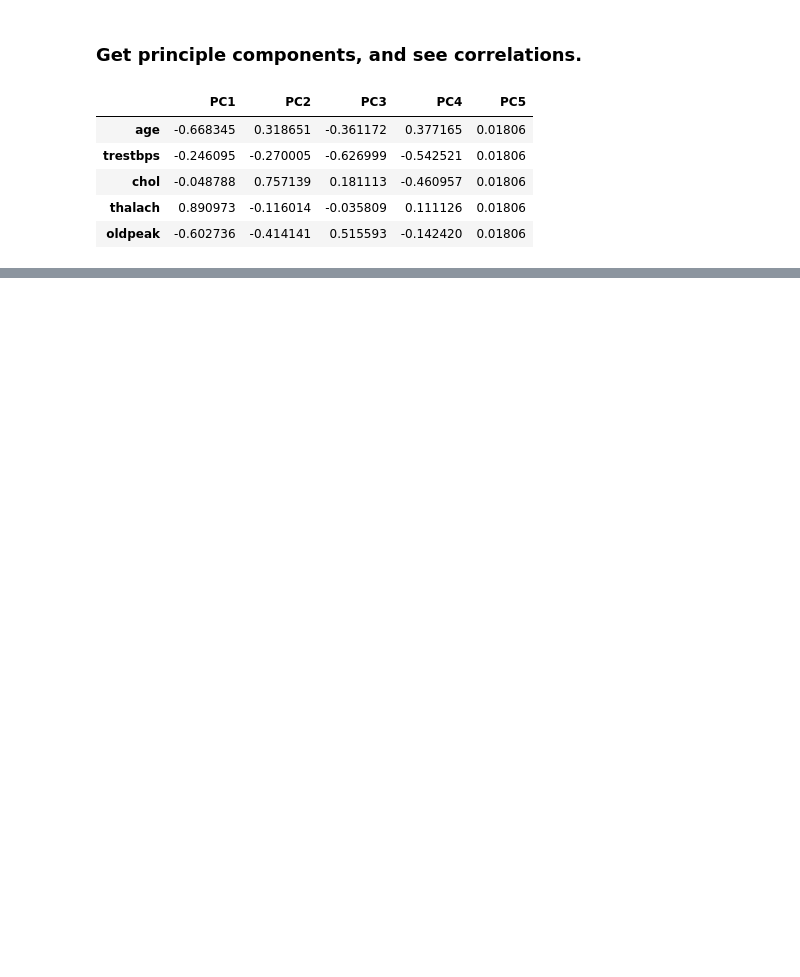
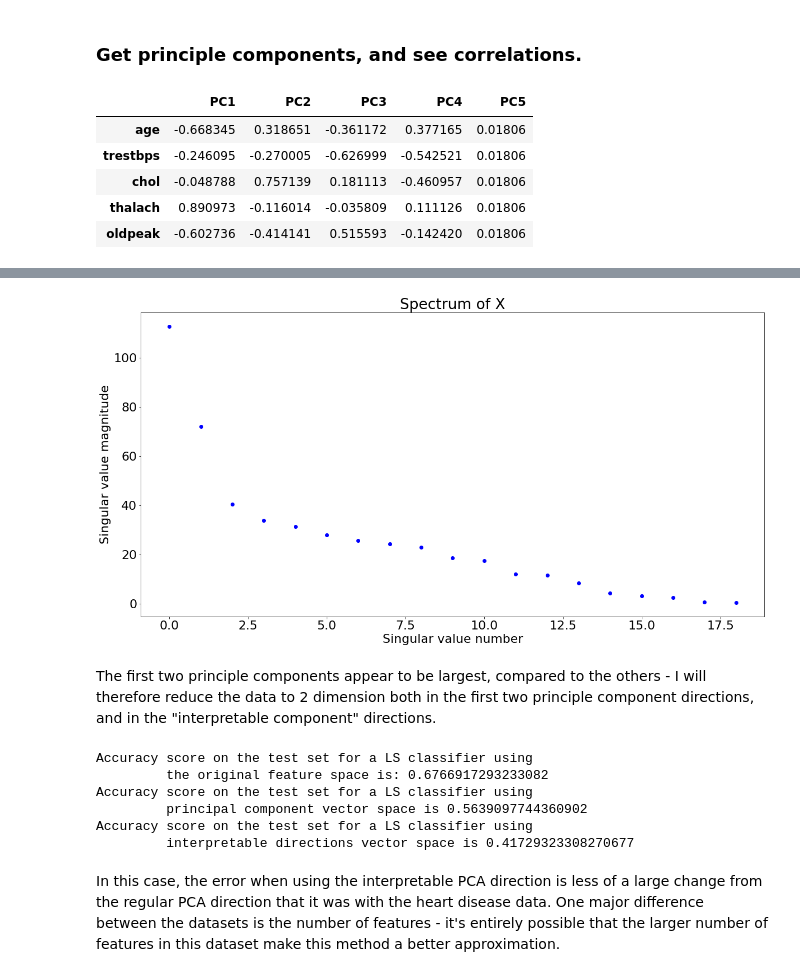
Before and after one commit to RobertoBarrosoLuque/InterpretableDimRed, a Jupyter notebook: InterpretableDimRed/Notebooks/InterpretableDirections.ipynb, the cells around one changed output, grey strips where cells are left out. Drawn from its saved outputs; the diff is of its cells as text; code cells hidden in the pictures; blank space fills up the shorter version.

```diff
--- a/InterpretableDimRed/Notebooks/InterpretableDirections.ipynb
+++ b/InterpretableDimRed/Notebooks/InterpretableDirections.ipynb
@@ -197,0 +130,12 @@ array([[ 0.01655629, -0.00331126, -0.00993377, ...,  0.00993377,
+# %%
+X_train, X_test, y_train, y_test = psa.train_test_split_w(X, Y)
+y_predicted = psa.least_squares_classifier(X_train.values, X_test.values, y_train.values)
+print("""Accuracy score on the test set for a LS classifier using the original feature space is: {}""".format(accuracy_score(y_test.values, y_predicted)))
+
+X_train_pca, X_test_pca, y_train_pca, y_test_pca = psa.train_test_split_w(pca1.T, Y)
+y_predicted_pca = psa.least_squares_classifier(X_train_pca, X_test_pca, y_train_pca)
+print("""Accuracy score on the test set for a LS classifier using principal component vector space is {}""".format(accuracy_score(y_test_pca.values, y_predicted_pca)))
+
+X_train_interp, X_test_interp, y_train_interp, y_test_interp = psa.train_test_split_w(interp1.T, Y)
+y_predicted_interp = psa.least_squares_classifier(X_train_interp, X_test_interp, y_train_interp.values)
+print("""Accuracy score on the test set for a LS classifier using interpretable directions vector space is {}""".format(accuracy_score(y_test_interp.values, y_predicted_interp)))
@@ -197,0 +157,4 @@ array([[ 0.01655629, -0.00331126, -0.00993377, ...,  0.00993377,
+# %%
+# Load and preprocess data
+nba = pd.read_csv(data_directory + "nba_logreg.csv")
+nba.head()
@@ -197,0 +169,11 @@ array([[ 0.01655629, -0.00331126, -0.00993377, ...,  0.00993377,
+# %%
+#remove categorical data and normalize
+nba = nba.loc[:, "GP":"TARGET_5Yrs"]
+nba_cont = nba.columns[:-1]
+
+#normalize
+nba_norm = psa.normalize(nba, nba_cont)
+
+#drop NA
+nba_norm = nba_norm.dropna()
+nba_norm.head()
@@ -197,0 +187,7 @@ array([[ 0.01655629, -0.00331126, -0.00993377, ...,  0.00993377,
+# %%
+#separate the X and Y matrices
+nba_X = nba_norm.iloc[:,:-1]
+nba_Y = nba_norm.loc[:, "TARGET_5Yrs"]
+
+#set all the zeros to negative one
+nba_Y[nba_Y == 0] = -1
@@ -197,0 +260,7 @@ array([[ 0.01655629, -0.00331126, -0.00993377, ...,  0.00993377,
+# %%
+# Identify the most important principle components
+psa.plot_spectrum(nba_X.T)
+# %% [output]
+[figure, added]
+# %% [markdown]
+The first two principle components appear to be largest, compared to the others - I will therefore reduce the data to 2 dimension both in the first two principle component directions, and in the "interpretable component" directions.
@@ -197,0 +271,24 @@ array([[ 0.01655629, -0.00331126, -0.00993377, ...,  0.00993377,
+# %%
+nba_X_train, nba_X_test, nba_y_train, nba_y_test = psa.train_test_split_w(nba_X, nba_Y)
+nba_y_predicted = psa.least_squares_classifier(nba_X_train.values, nba_X_test.values, nba_y_train.values)
+print("""Accuracy score on the test set for a LS classifier using
+         the original feature space is: {}""".format(accuracy_score(nba_y_test.values, nba_y_predicted)))
+
+nba_X_train_pca, nba_X_test_pca, nba_y_train_pca, nba_y_test_pca = psa.train_test_split_w(nba_pca2.T, nba_Y)
+nba_y_predicted_pca = psa.least_squares_classifier(nba_X_train_pca, nba_X_test_pca, nba_y_train_pca)
+print("""Accuracy score on the test set for a LS classifier using
+         principal component vector space is {}""".format(accuracy_score(nba_y_test_pca.values, nba_y_predicted_pca)))
+
+nba_X_train_interp, nba_X_test_interp, nba_y_train_interp, nba_y_test_interp = psa.train_test_split_w(nba_interp2.T, nba_Y)
+nba_y_predicted_interp = psa.least_squares_classifier(nba_X_train_interp, nba_X_test_interp, nba_y_train_interp.values)
+print("""Accuracy score on the test set for a LS classifier using
+         interpretable directions vector space is {}""".format(accuracy_score(nba_y_test_interp.values, nba_y_predicted_interp)))
+# %% [output]
+Accuracy score on the test set for a LS classifier using
+         the original feature space is: 0.6766917293233082
+Accuracy score on the test set for a LS classifier using
+         principal component vector space is 0.5639097744360902
+Accuracy score on the test set for a LS classifier using
+         interpretable directions vector space is 0.41729323308270677
+# %% [markdown]
+In this case, the error when using the interpretable PCA direction is less of a large change from the regular PCA direction that it was with the heart disease data. One major difference between the datasets is the number of features - it's entirely possible that the larger number of features in this dataset make this method a better approximation.
```
Also changed, not shown: parts of 26 cells of this notebook, 1 other file.
